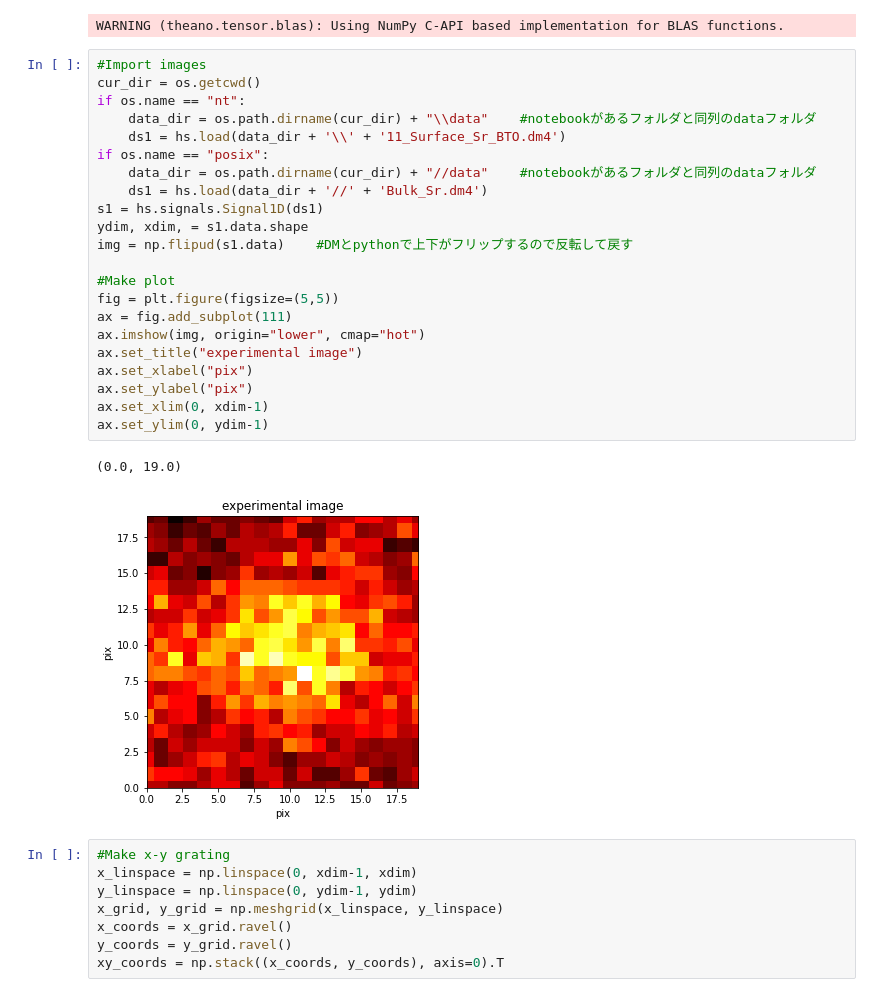
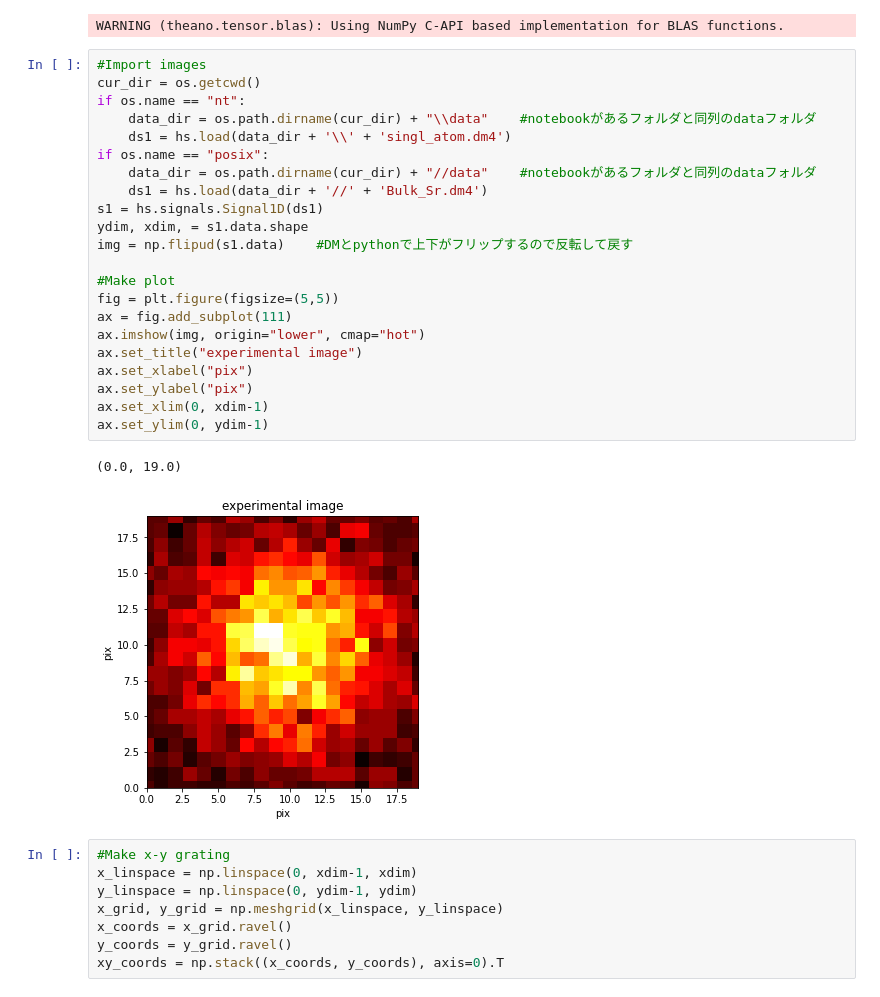
Before and after one commit to nomurayuki0503/PeakDetection_Perovskite, a Jupyter notebook: src/Beyesian_Gaussian_Fit_2D.ipynb, the cells around one changed output. Cells and saved outputs as stored; diff of their text form.

```diff
--- a/src/Beyesian_Gaussian_Fit_2D.ipynb
+++ b/src/Beyesian_Gaussian_Fit_2D.ipynb
@@ -12,28 +12,28 @@ WARNING (theano.tensor.blas): Using NumPy C-API based implementation for BLAS fu
 # %%
 #Import images
 cur_dir = os.getcwd()
 if os.name == "nt":
     data_dir = os.path.dirname(cur_dir) + "\\data"    #notebookがあるフォルダと同列のdataフォルダ
-    ds1 = hs.load(data_dir + '\\' + '11_Surface_Sr_BTO.dm4')
+    ds1 = hs.load(data_dir + '\\' + 'singl_atom.dm4')
 if os.name == "posix":
     data_dir = os.path.dirname(cur_dir) + "//data"    #notebookがあるフォルダと同列のdataフォルダ
     ds1 = hs.load(data_dir + '//' + 'Bulk_Sr.dm4')
 s1 = hs.signals.Signal1D(ds1)
 ydim, xdim, = s1.data.shape
 img = np.flipud(s1.data)    #DMとpythonで上下がフリップするので反転して戻す
 
 #Make plot
 fig = plt.figure(figsize=(5,5))
 ax = fig.add_subplot(111)
 ax.imshow(img, origin="lower", cmap="hot")
 ax.set_title("experimental image")
 ax.set_xlabel("pix")
 ax.set_ylabel("pix")
 ax.set_xlim(0, xdim-1)
 ax.set_ylim(0, ydim-1)
 # %% [output]
 (0.0, 19.0)
-[figure, old version]
+[figure, new version]
 # %%
 #Make x-y grating
 x_linspace = np.linspace(0, xdim-1, xdim)
```
Also changed, not shown: parts of 5 cells of this notebook, 5 other files.
